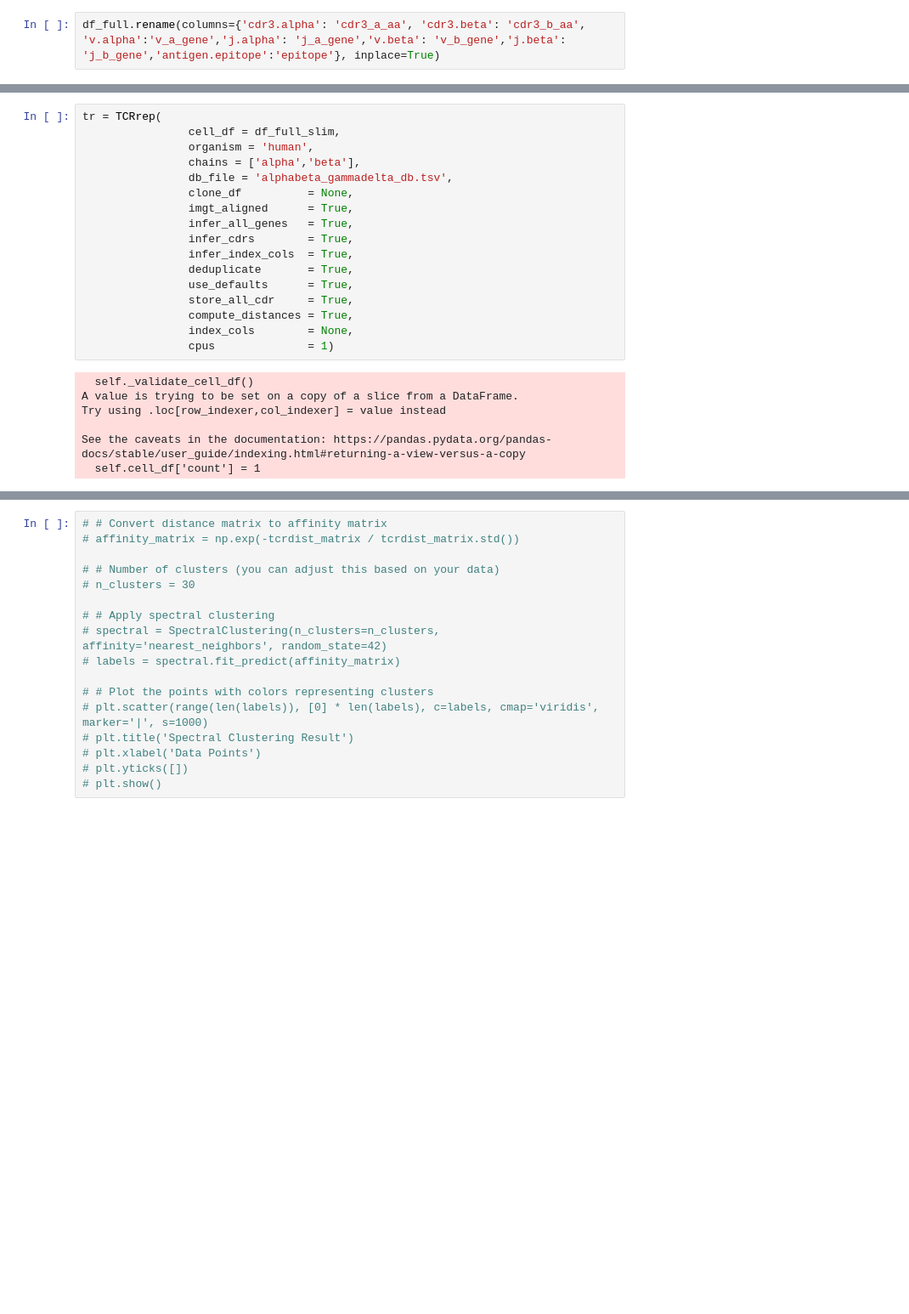
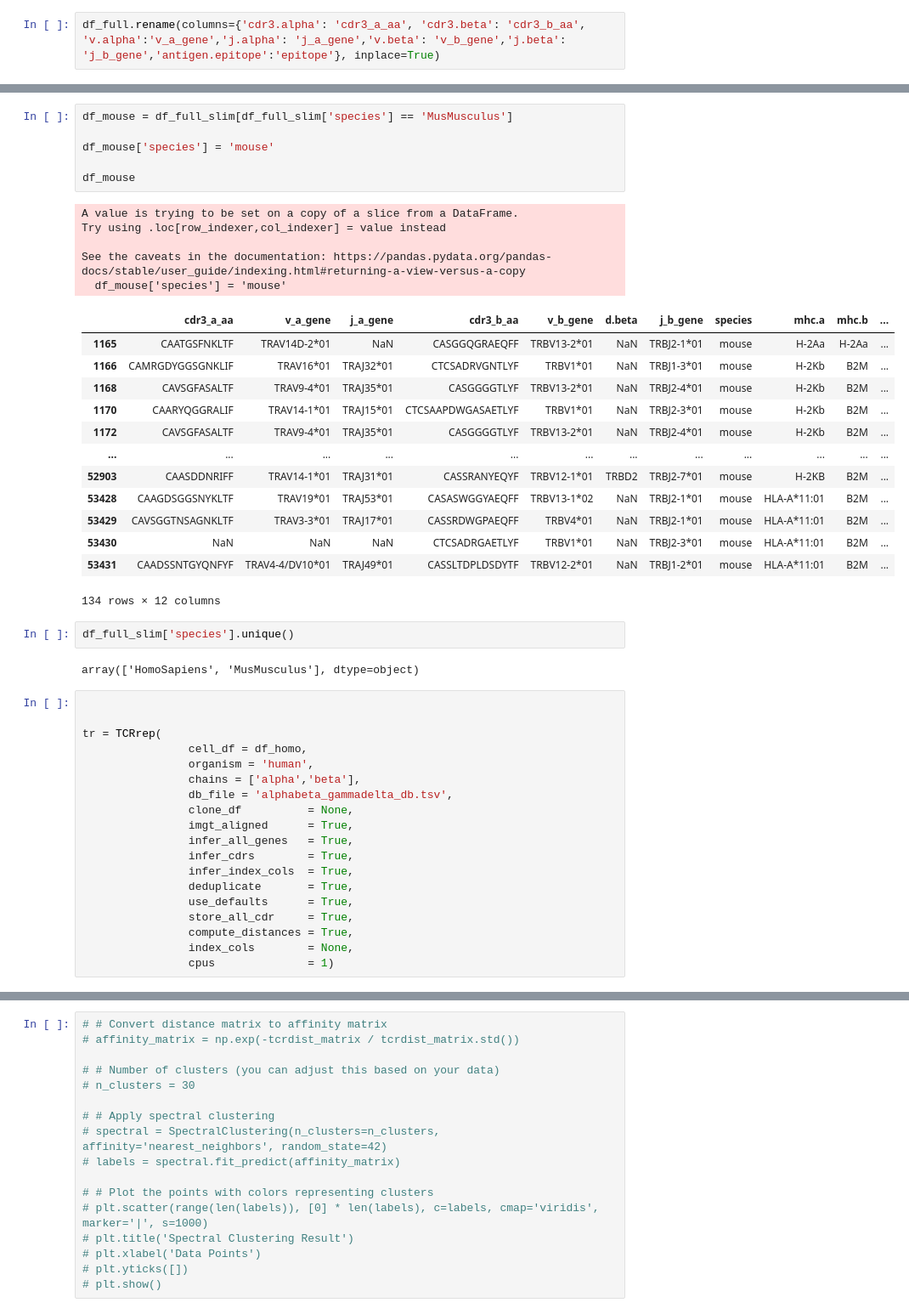
Before and after one commit to UoB-DSMP-2023-24/dsmp-2024-group-13, a Jupyter notebook: TCRDist neat.ipynb, the cells around one changed output, grey strips where cells are left out. Shown at 85% size. Cells and saved outputs as stored; diff of their text form; blank space fills up the shorter version.

```diff
--- a/TCRDist neat.ipynb
+++ b/TCRDist neat.ipynb
@@ -507,6 +583,37 @@ df_homo
+# %%
+df_mouse = df_full_slim[df_full_slim['species'] == 'MusMusculus']
+
+df_mouse['species'] = 'mouse'
+
+df_mouse
+# %% [output]
+A value is trying to be set on a copy of a slice from a DataFrame.
+Try using .loc[row_indexer,col_indexer] = value instead
+
+See the caveats in the documentation: https://pandas.pydata.org/pandas-docs/stable/user_guide/indexing.html#returning-a-view-versus-a-copy
+  df_mouse['species'] = 'mouse'
+|  | cdr3_a_aa | v_a_gene | j_a_gene | cdr3_b_aa | v_b_gene | d.beta | j_b_gene | species | mhc.a | mhc.b | ... |
+| 1165 | CAATGSFNKLTF | TRAV14D-2*01 | NaN | CASGGQGRAEQFF | TRBV13-2*01 | NaN | TRBJ2-1*01 | mouse | H-2Aa | H-2Aa | ... |
+| 1166 | CAMRGDYGGSGNKLIF | TRAV16*01 | TRAJ32*01 | CTCSADRVGNTLYF | TRBV1*01 | NaN | TRBJ1-3*01 | mouse | H-2Kb | B2M | ... |
+| 1168 | CAVSGFASALTF | TRAV9-4*01 | TRAJ35*01 | CASGGGGTLYF | TRBV13-2*01 | NaN | TRBJ2-4*01 | mouse | H-2Kb | B2M | ... |
+| 1170 | CAARYQGGRALIF | TRAV14-1*01 | TRAJ15*01 | CTCSAAPDWGASAETLYF | TRBV1*01 | NaN | TRBJ2-3*01 | mouse | H-2Kb | B2M | ... |
+| 1172 | CAVSGFASALTF | TRAV9-4*01 | TRAJ35*01 | CASGGGGTLYF | TRBV13-2*01 | NaN | TRBJ2-4*01 | mouse | H-2Kb | B2M | ... |
+| ... | ... | ... | ... | ... | ... | ... | ... | ... | ... | ... | ... |
+| 52903 | CAASDDNRIFF | TRAV14-1*01 | TRAJ31*01 | CASSRANYEQYF | TRBV12-1*01 | TRBD2 | TRBJ2-7*01 | mouse | H-2KB | B2M | ... |
+| 53428 | CAAGDSGGSNYKLTF | TRAV19*01 | TRAJ53*01 | CASASWGGYAEQFF | TRBV13-1*02 | NaN | TRBJ2-1*01 | mouse | HLA-A*11:01 | B2M | ... |
+| 53429 | CAVSGGTNSAGNKLTF | TRAV3-3*01 | TRAJ17*01 | CASSRDWGPAEQFF | TRBV4*01 | NaN | TRBJ2-1*01 | mouse | HLA-A*11:01 | B2M | ... |
+| 53430 | NaN | NaN | NaN | CTCSADRGAETLYF | TRBV1*01 | NaN | TRBJ2-3*01 | mouse | HLA-A*11:01 | B2M | ... |
+| 53431 | CAADSSNTGYQNFYF | TRAV4-4/DV10*01 | TRAJ49*01 | CASSLTDPLDSDYTF | TRBV12-2*01 | NaN | TRBJ1-2*01 | mouse | HLA-A*11:01 | B2M | ... |
+134 rows × 12 columns
+# %%
+df_full_slim['species'].unique()
+# %% [output]
+array(['HomoSapiens', 'MusMusculus'], dtype=object)
 # %%
+
+
 tr = TCRrep(
-                cell_df = df_full_slim,
+                cell_df = df_homo,
                 organism = 'human',
                 chains = ['alpha','beta'],
                 db_file = 'alphabeta_gammadelta_db.tsv',
@@ -521,10 +628,3 @@ tr = TCRrep(
                 compute_distances = True,
                 index_cols        = None,
                 cpus              = 1)
-# %% [output]
-  self._validate_cell_df()
-A value is trying to be set on a copy of a slice from a DataFrame.
-Try using .loc[row_indexer,col_indexer] = value instead
-
-See the caveats in the documentation: https://pandas.pydata.org/pandas-docs/stable/user_guide/indexing.html#returning-a-view-versus-a-copy
-  self.cell_df['count'] = 1
```
Also changed, not shown: parts of 18 cells of this notebook.
